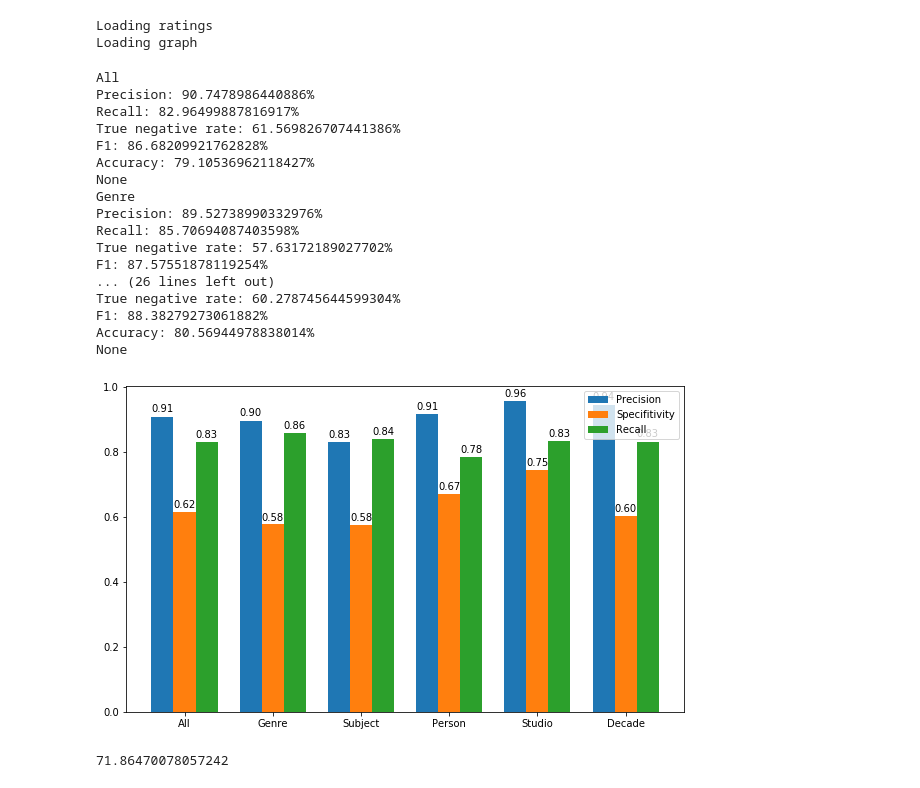
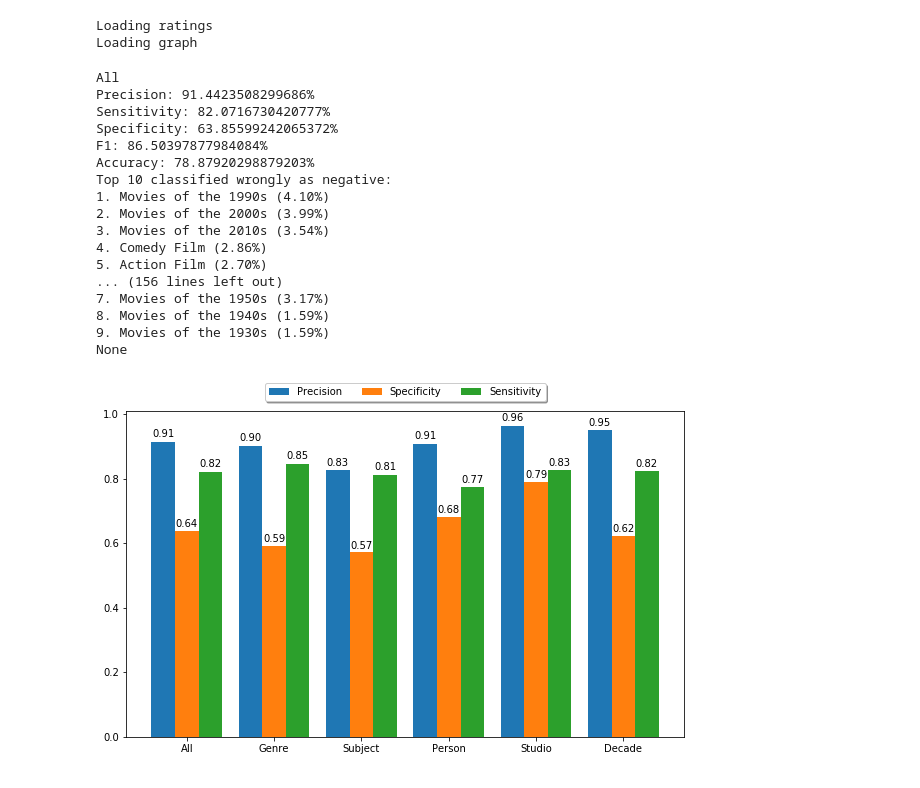
Before and after one commit to MI-911/models, a Jupyter notebook: notebooks/propagation.ipynb, the cells around one changed output. Drawn from its saved outputs; the diff is of its cells as text; code cells hidden in the pictures.

Commit message:
Prints top k

```diff
--- a/notebooks/propagation.ipynb
+++ b/notebooks/propagation.ipynb
@@ -17,12 +17,14 @@ mr = pd.read_csv('../data/mindreader/ratings.csv')
 mr = mr[mr.sentiment != 0]
 
 # Load entities
-entities = dict()
+entity_labels = dict()
+entity_names = dict()
 with open('../data/mindreader/entities_clean.json', 'r') as file:
     data = json.load(file)
 
     for uri, name, labels in data:
-        entities[uri] = set(labels.split('|'))
+        entity_labels[uri] = set(labels.split('|'))
+        entity_names[uri] = name
 
 # Load NX graph
 print(f'Loading graph')
@@ -136,9 +160,9 @@ splits = {
 
 def get_valid_uris(restrict_to=None):
     if not restrict_to:
-        return set(entities.keys())
+        return set(entity_labels.keys())
 
-    return {e for e, l in entities.items() if not restrict_to or l.intersection(restrict_to)}
+    return {e for e, l in entity_labels.items() if not restrict_to or l.intersection(restrict_to)}
 
 results = dict()
 for split, restriction in splits.items():
@@ -148,56 +172,52 @@ for split, restriction in splits.items():
     print(print_metrics(*results[split]))
 # %% [output]
 All
-Precision: 90.7478986440886%
-Recall: 82.96499887816917%
-True negative rate: 61.569826707441386%
-F1: 86.68209921762828%
-Accuracy: 79.10536962118427%
+Precision: 91.4423508299686%
+Sensitivity: 82.0716730420777%
+Specificity: 63.85599242065372%
+F1: 86.50397877984084%
+Accuracy: 78.87920298879203%
+Top 10 classified wrongly as negative:
+1. Movies of the 1990s (4.10%)
+2. Movies of the 2000s (3.99%)
+3. Movies of the 2010s (3.54%)
+4. Comedy Film (2.86%)
+5. Action Film (2.70%)
+... (156 lines left out)
+7. Movies of the 1950s (3.17%)
+8. Movies of the 1940s (1.59%)
+9. Movies of the 1930s (1.59%)
 None
-Genre
-Precision: 89.52738990332976%
-Recall: 85.70694087403598%
-True negative rate: 57.63172189027702%
-F1: 87.57551878119254%
-... (26 lines left out)
-True negative rate: 60.278745644599304%
-F1: 88.38279273061882%
-Accuracy: 80.56944978838014%
-None
 # %%
 fig = plt.figure(figsize=(10, 6))
 ax = fig.add_subplot(111)
 
 precisions = [metric[0] for metric in results.values()]
-recalls = [metric[1] for metric in results.values()]
-true_negative_rates = [metric[2] for metric in results.values()]
+sensitivities = [metric[1] for metric in results.values()]
+specificities = [metric[2] for metric in results.values()]
 
-width = .25
+width = .27
 labels = list(results.keys())
 x = np.arange(len(labels))
 rects1 = ax.bar(x - width, precisions, width, label='Precision')
-rects2 = ax.bar(x, true_negative_rates, width, label='Specifitivity')
-rects3 = ax.bar(x + width, recalls, width, label='Recall')
+rects2 = ax.bar(x, specificities, width, label='Specificity')
+rects3 = ax.bar(x + width, sensitivities, width, label='Sensitivity')
 
 ax.set_xticks(x)
 ax.set_xticklabels(labels)
-ax.legend()
+ax.legend(loc='upper center', bbox_to_anchor=(0.5, 1.1), ncol=3, fancybox=True, shadow=True)
 
 def autolabel(rects):
     for rect in rects:
         h = rect.get_height()
         ax.text(rect.get_x() + rect.get_width() / 2., 1.01*h, f'{h:.2f}',
                 ha='center', va='bottom')
 
 autolabel(rects1)
 autolabel(rects2)
 autolabel(rects3)
 
 plt.savefig('metrics.png')
 plt.show()
 # %% [output]
-[figure, old version]
+[figure, new version]
-# %%
-print(len(mr[mr.sentiment == 1]) / len(mr) * 100)
-# %% [output]
-71.86470078057242
```
Also changed, not shown: parts of 1 cell of this notebook.
